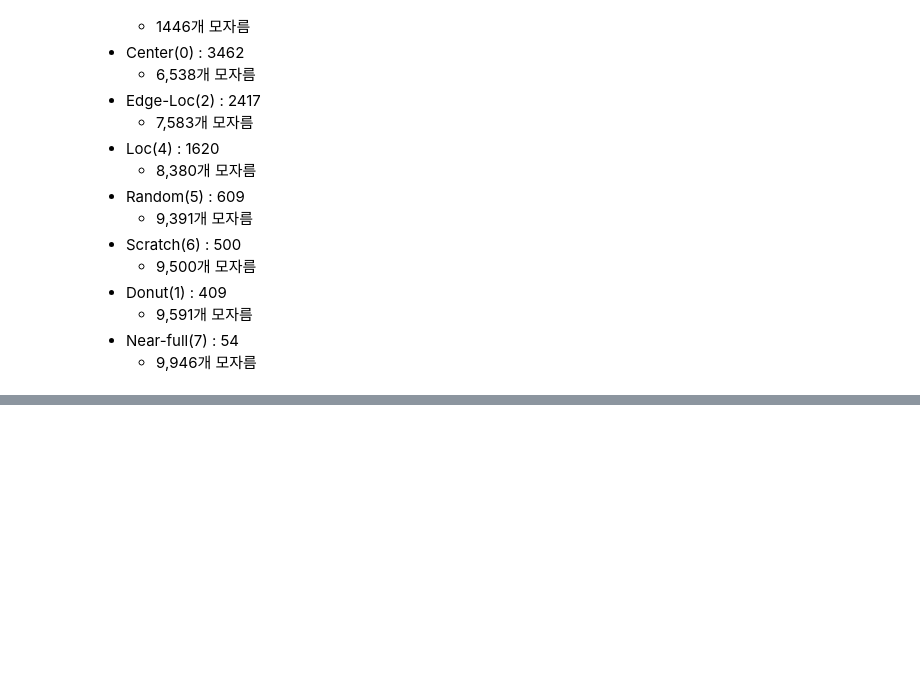
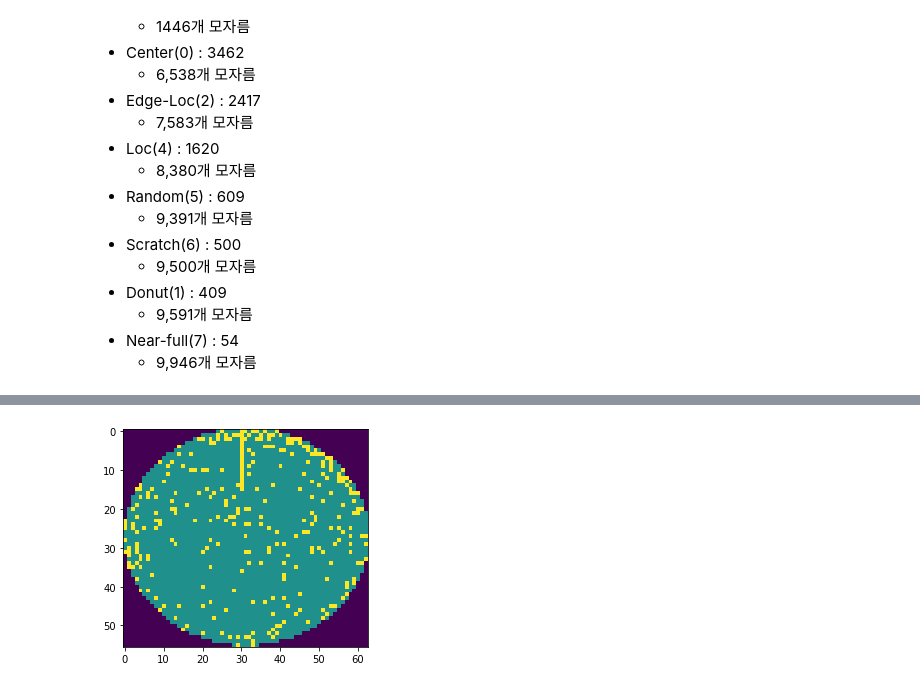
Before and after one commit to jun4879/cbnu_22_1_capstone, a Jupyter notebook: midterm_project/mid_term_project_wafer_classification.ipynb, the cells around one changed output, grey strips where cells are left out. Saved outputs shown, nothing was run; the diff lists cells and outputs as text; code cells hidden in the pictures; blank space fills up the shorter version.

```diff
--- a/midterm_project/mid_term_project_wafer_classification.ipynb
+++ b/midterm_project/mid_term_project_wafer_classification.ipynb
@@ -222,0 +274,9 @@ Name: failureNum, dtype: int64
+# %%
+# 참고 : https://076923.github.io/posts/Python-opencv-6/
+def rotation_10_degree(data_img):
+    height, width = data_img.shape
+    rotation_10_degree_img = cv2.getRotationMatrix2D((width/2, height/2), 10, 1) # 중심점, 각도, 배율
+    dst = cv2.warpAffine(data_img, rotation_10_degree_img, (width,height))
+    return dst
+# %%
+test_wafermap = wm811k_train.query("failureNum == 6").sample(n=5)
@@ -222,0 +292,2 @@ Name: failureNum, dtype: int64
+# %%
+test_wafermap["waferMap_augmentation"] = test_wafermap["waferMap"].apply(lambda x: rotation_10_degree(x))
@@ -222,0 +303,5 @@ Name: failureNum, dtype: int64
+# %%
+plt.imshow(test_wafermap.iloc[3]["waferMap"])
+plt.show()
+# %% [output]
+[figure, added]
```
Also changed, not shown: parts of 28 cells of this notebook.
